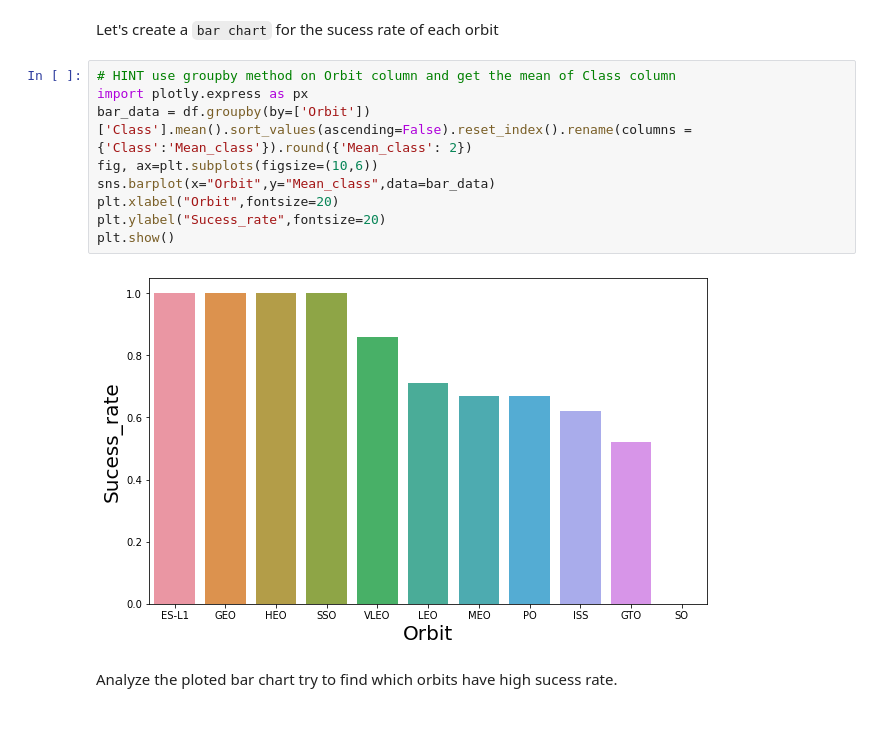
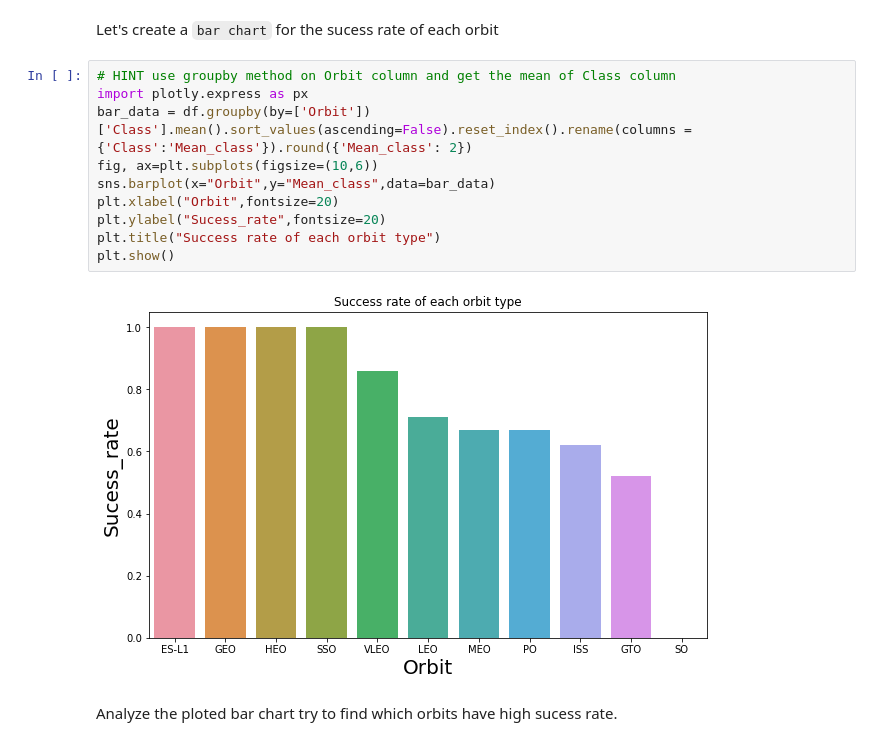
Before and after one commit to LeonardoPalaciosPando1996/Data-Science-specialization, a Jupyter notebook: Applied Data Science Capstone/jupyter-labs-eda-dataviz.ipynb, the cells around one changed output. Drawn from its saved outputs; the diff is of its cells as text.

```diff
--- a/Applied Data Science Capstone/jupyter-labs-eda-dataviz.ipynb
+++ b/Applied Data Science Capstone/jupyter-labs-eda-dataviz.ipynb
@@ -117,14 +120,15 @@ Let's create a `bar chart` for the sucess rate of each orbit
 # %%
 # HINT use groupby method on Orbit column and get the mean of Class column
 import plotly.express as px
 bar_data = df.groupby(by=['Orbit'])['Class'].mean().sort_values(ascending=False).reset_index().rename(columns = {'Class':'Mean_class'}).round({'Mean_class': 2})
 fig, ax=plt.subplots(figsize=(10,6))
 sns.barplot(x="Orbit",y="Mean_class",data=bar_data)
 plt.xlabel("Orbit",fontsize=20)
 plt.ylabel("Sucess_rate",fontsize=20)
+plt.title("Success rate of each orbit type")
 plt.show()
 # %% [output]
-[figure, old version]
+[figure, new version]
 # %% [markdown]
 Analyze the ploted bar chart try to find which orbits have high sucess rate.
 # %% [markdown]
```
Also changed, not shown: parts of 6 cells of this notebook.
